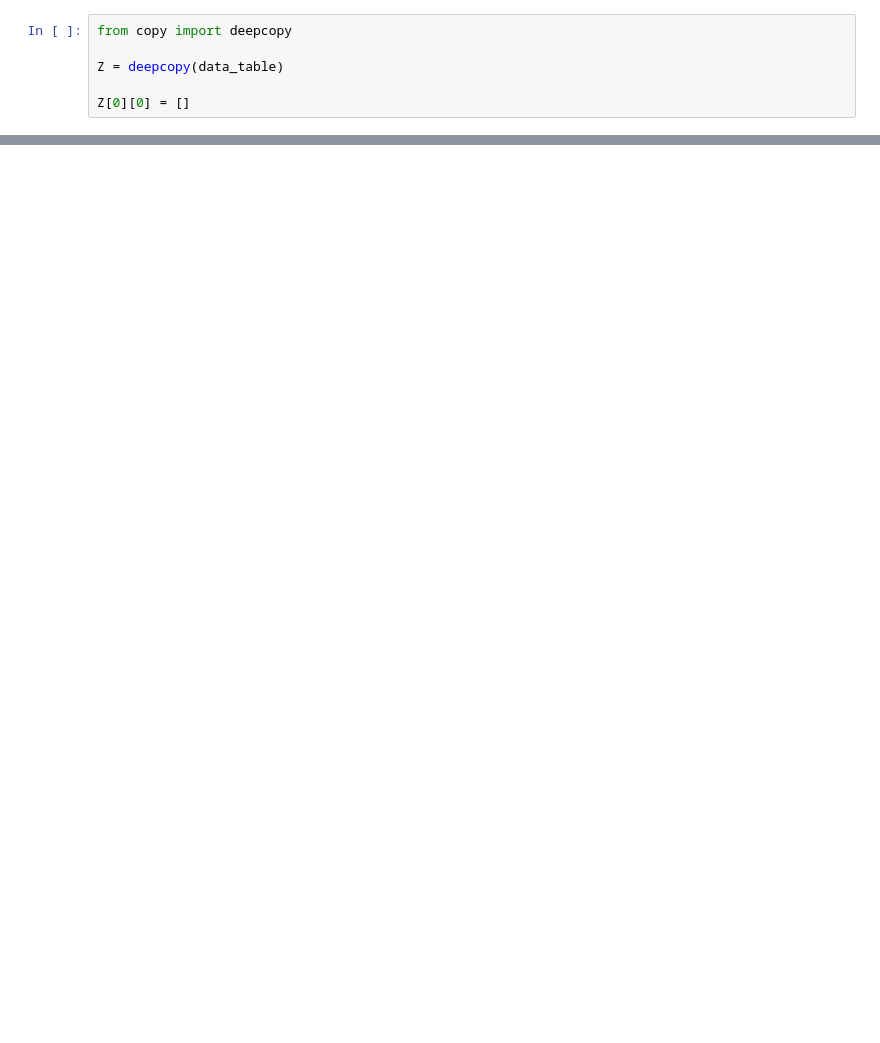
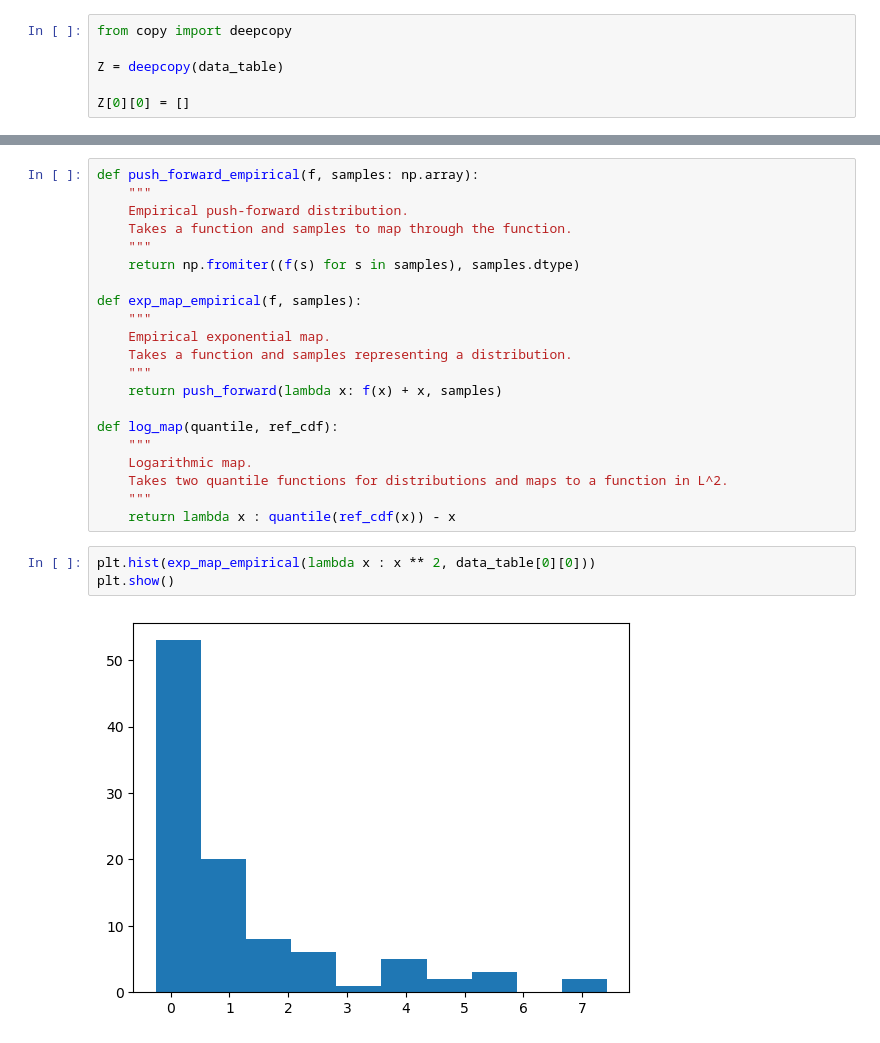
Before and after one commit to jacobf18/Dist-NN, a Jupyter notebook: nearest_neighbors.ipynb, the cells around one changed output, grey strips where cells are left out. Cells and saved outputs as stored; diff of their text form; blank space fills up the shorter version.

```diff
--- a/nearest_neighbors.ipynb
+++ b/nearest_neighbors.ipynb
@@ -117,0 +199,26 @@ Z[0][0] = []
+# %%
+def push_forward_empirical(f, samples: np.array):
+    """
+    Empirical push-forward distribution.
+    Takes a function and samples to map through the function.
+    """
+    return np.fromiter((f(s) for s in samples), samples.dtype)
+
+def exp_map_empirical(f, samples):
+    """
+    Empirical exponential map.
+    Takes a function and samples representing a distribution.
+    """
+    return push_forward(lambda x: f(x) + x, samples)
+
+def log_map(quantile, ref_cdf):
+    """
+    Logarithmic map.
+    Takes two quantile functions for distributions and maps to a function in L^2.
+    """
+    return lambda x : quantile(ref_cdf(x)) - x
+# %%
+plt.hist(exp_map_empirical(lambda x : x ** 2, data_table[0][0]))
+plt.show()
+# %% [output]
+[figure, added]
```
Also changed, not shown: parts of 44 cells of this notebook, 1 other file.
